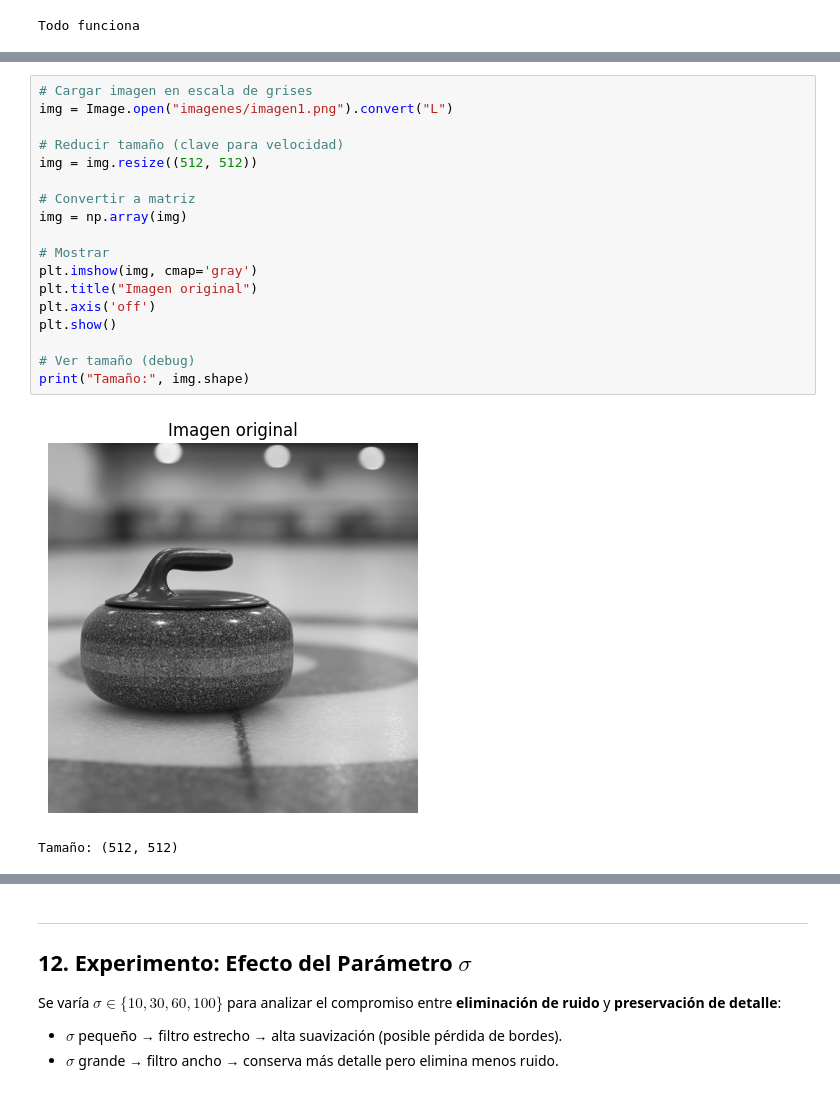
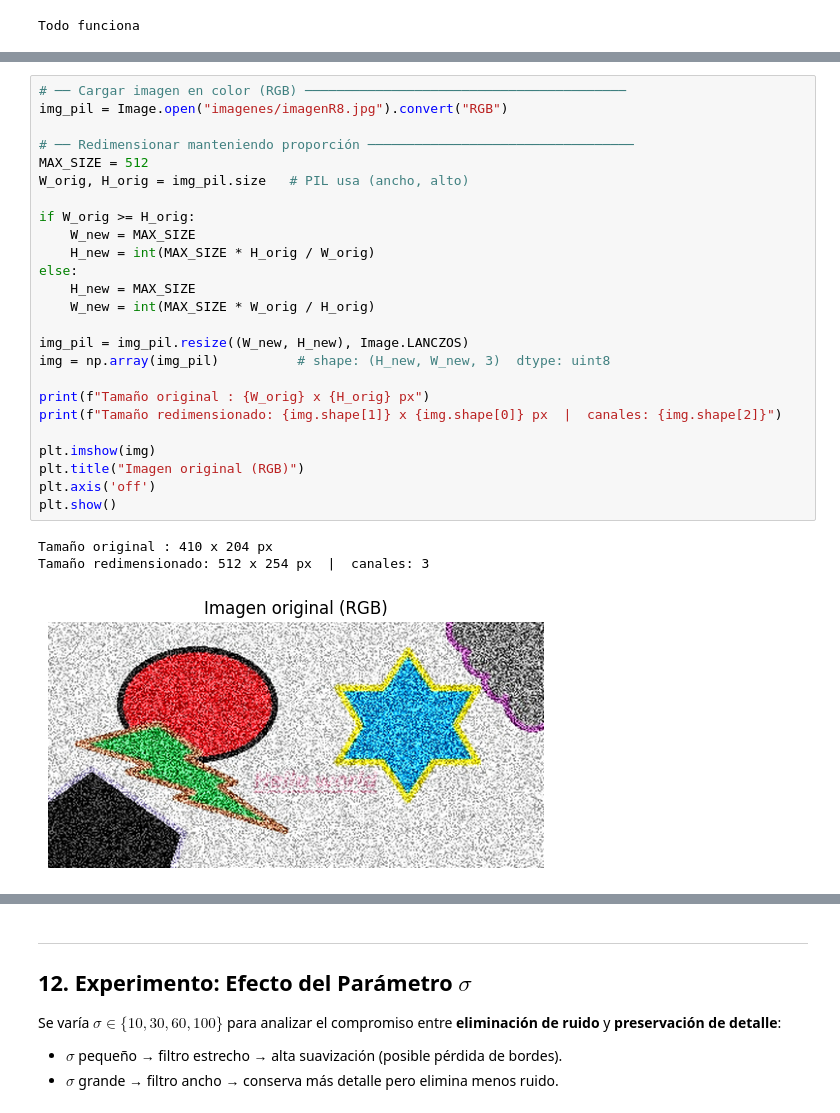
Before and after one commit to BrandonAscencio00077921/Proyecto_AN, a Jupyter notebook: proyecto_fft/notebook.ipynb, the cells around one changed output, grey strips where cells are left out. Drawn from its saved outputs; the diff is of its cells as text.

```diff
--- a/proyecto_fft/notebook.ipynb
+++ b/proyecto_fft/notebook.ipynb
@@ -100,21 +111,29 @@ Se redimensiona a $512 \times 512$ para uniformar el tamaño y facilitar los cá
 # %%
-# Cargar imagen en escala de grises
-img = Image.open("imagenes/imagen1.png").convert("L")
+# ── Cargar imagen en color (RGB) ─────────────────────────────────────────
+img_pil = Image.open("imagenes/imagenR8.jpg").convert("RGB")
 
-# Reducir tamaño (clave para velocidad)
-img = img.resize((512, 512))
+# ── Redimensionar manteniendo proporción ──────────────────────────────────
+MAX_SIZE = 512
+W_orig, H_orig = img_pil.size   # PIL usa (ancho, alto)
 
-# Convertir a matriz
-img = np.array(img)
+if W_orig >= H_orig:
+    W_new = MAX_SIZE
+    H_new = int(MAX_SIZE * H_orig / W_orig)
+else:
+    H_new = MAX_SIZE
+    W_new = int(MAX_SIZE * W_orig / H_orig)
 
-# Mostrar
-plt.imshow(img, cmap='gray')
-plt.title("Imagen original")
+img_pil = img_pil.resize((W_new, H_new), Image.LANCZOS)
+img = np.array(img_pil)          # shape: (H_new, W_new, 3)  dtype: uint8
+
+print(f"Tamaño original : {W_orig} x {H_orig} px")
+print(f"Tamaño redimensionado: {img.shape[1]} x {img.shape[0]} px  |  canales: {img.shape[2]}")
+
+plt.imshow(img)
+plt.title("Imagen original (RGB)")
 plt.axis('off')
 plt.show()
-
-# Ver tamaño (debug)
-print("Tamaño:", img.shape)
 # %% [output]
+Tamaño original : 410 x 204 px
+Tamaño redimensionado: 512 x 254 px  |  canales: 3
-[figure, old version]
+[figure, new version]
-Tamaño: (512, 512)
```
Also changed, not shown: parts of 30 cells of this notebook, 2 other files.
